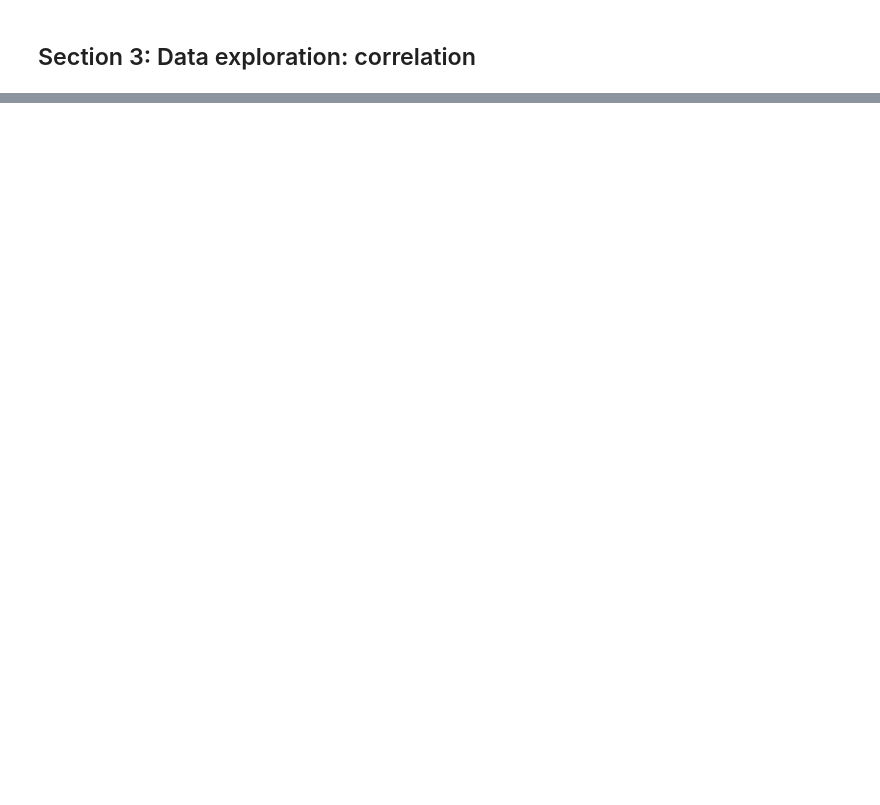
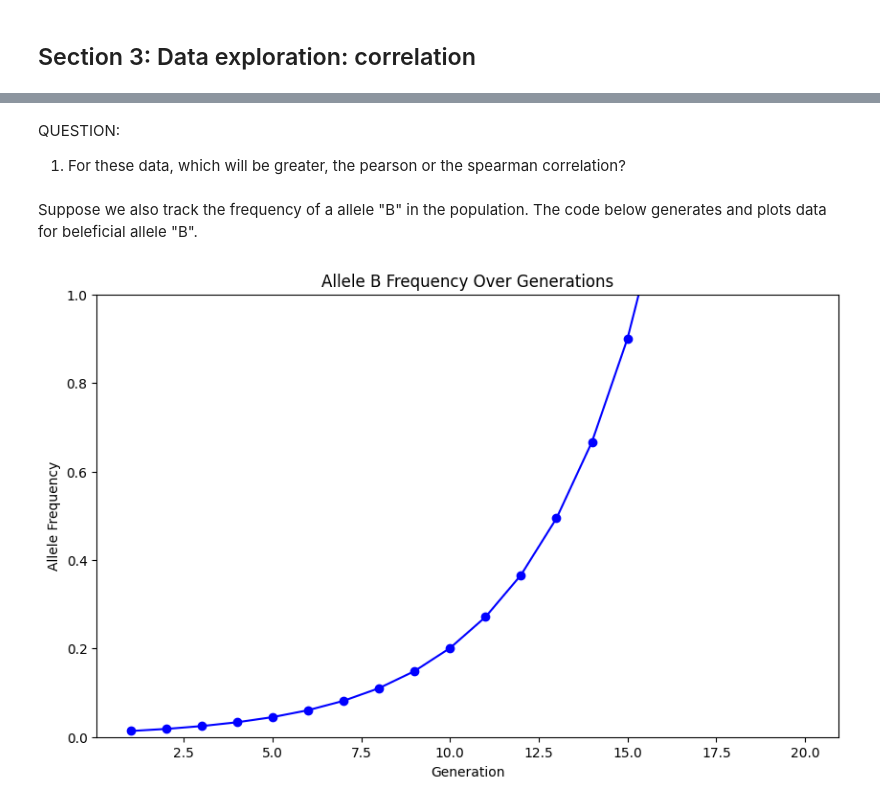
Before and after one commit to BIOL359A-FoundationsOfQBio-Spr25/week1_distributions, a Jupyter notebook: week1_distributions.ipynb, the cells around one changed output, grey strips where cells are left out. Cells and saved outputs as stored; diff of their text form; code cells hidden in the pictures; blank space fills up the shorter version.

```diff
--- a/week1_distributions.ipynb
+++ b/week1_distributions.ipynb
@@ -512,0 +633,27 @@ VBox(children=(Output(), HBox(children=(HTML(value='Average Visits:', layout=Lay
+# %% [markdown]
+QUESTION:
+1. For these data, which will be greater, the pearson or the spearman correlation?
+# %% [markdown]
+Suppose we also track the frequency of a allele "B" in the population. The code below generates and plots data for beleficial allele "B".
+# %%
+initial_frequency = 0.01  # Initial frequency of the allele
+r = 0.3  # Rate of increase
+generations = np.arange(1, 21)  # 20 generations
+
+# Exponential growth of the allele frequency
+allele_frequencies = initial_frequency * np.exp(r * generations)
+
+# Plot the data
+plt.figure(figsize=(10, 6))
+plt.plot(generations, allele_frequencies, marker='o', linestyle='-', color='blue')
+plt.title('Allele B Frequency Over Generations')
+plt.xlabel('Generation')
+plt.ylabel('Allele Frequency')
+plt.ylim(0, 1)  # Limit y-axis to 1 for visualization purposes
+plt.show()
+
+# Calculate Pearson and Spearman correlations
+pearson_corr, _ = scipy.stats.pearsonr(generations, allele_frequencies)
+spearman_corr, _ = scipy.stats.spearmanr(generations, allele_frequencies)
+# %% [output]
+[figure, added]
```
Also changed, not shown: parts of 37 cells of this notebook.
